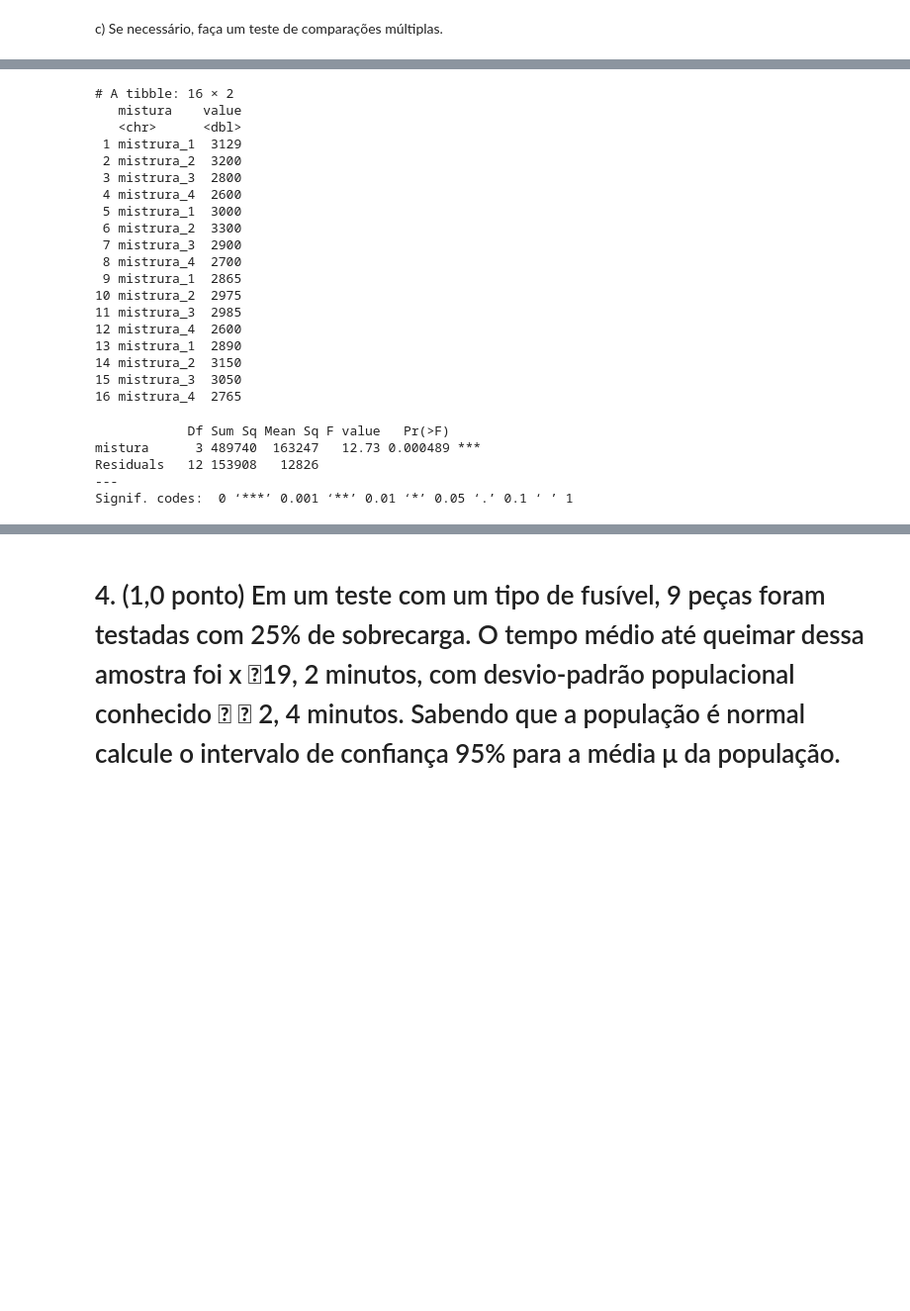
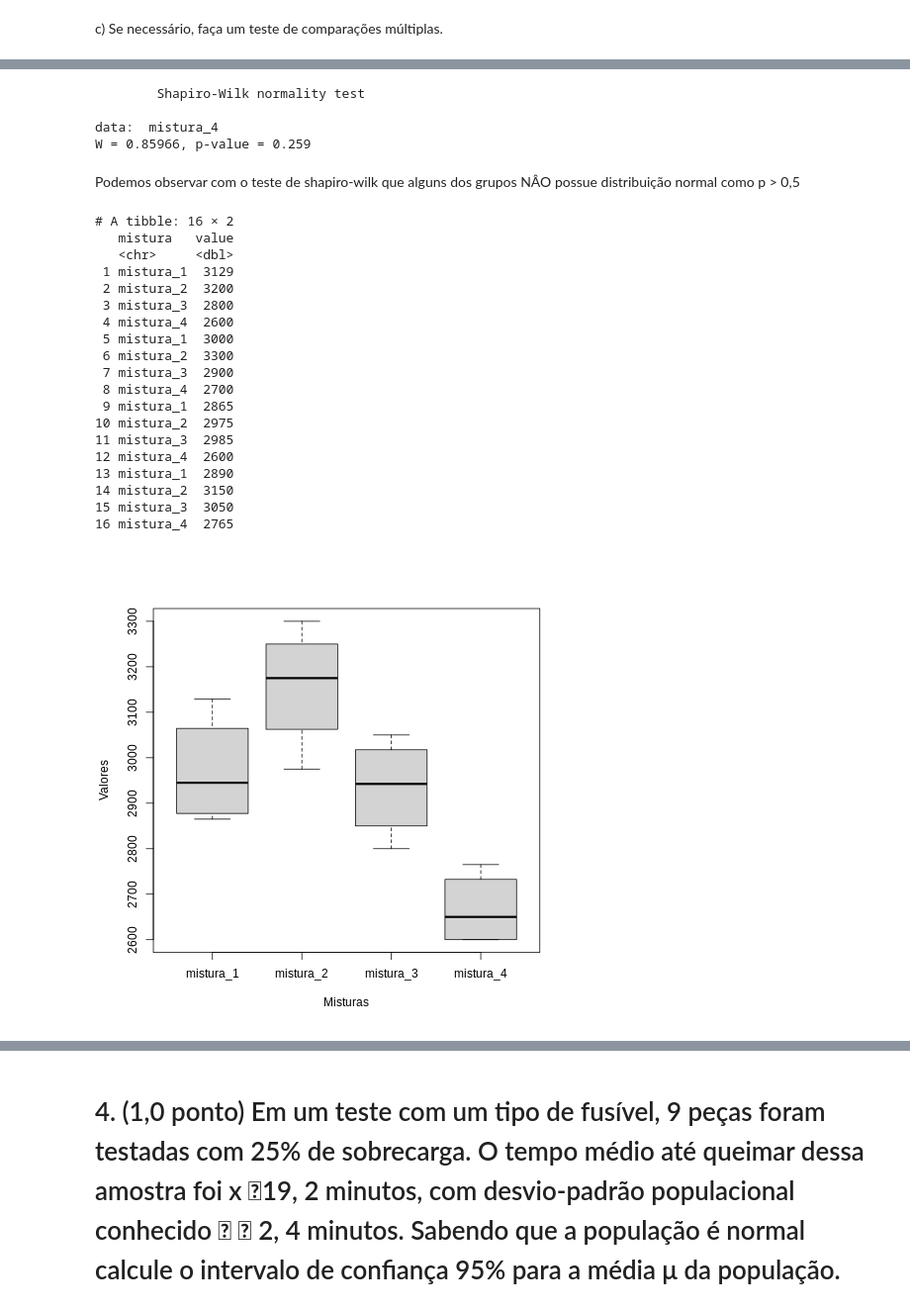
Before and after one commit to uervitonsantos/Estudo_Sobre_Estatistica_Frequentista_E_Metodos_Quantitativos, a Jupyter notebook: Avaliação_Métodos_Quantitativo.ipynb, the cells around one changed output, grey strips where cells are left out. Shown at 99% size. Saved outputs shown, nothing was run; the diff lists cells and outputs as text; code cells hidden in the pictures; blank space fills up the shorter version.

```diff
--- a/Avaliação_Métodos_Quantitativo.ipynb
+++ b/Avaliação_Métodos_Quantitativo.ipynb
@@ -323,13 +319,13 @@ c) Se necessário, faça um teste de comparações múltiplas.
 # %%
 %%R
 # construção das listas com os valores para cada grupo
-mistrura_1 <- c(3129, 3000, 2865, 2890)
-mistrura_2 <- c(3200, 3300, 2975, 3150)
-mistrura_3 <- c(2800, 2900, 2985, 3050)
-mistrura_4 <- c(2600, 2700, 2600, 2765)
+mistura_1 <- c(3129, 3000, 2865, 2890)
+mistura_2 <- c(3200, 3300, 2975, 3150)
+mistura_3 <- c(2800, 2900, 2985, 3050)
+mistura_4 <- c(2600, 2700, 2600, 2765)
 
 # montando um dataFrame com os grupos selecionados
-mistura <- data.frame(mistrura_1, mistrura_2, mistrura_3, mistrura_4)
+mistura <- data.frame(mistura_1, mistura_2, mistura_3, mistura_4)
 
 #str é uma função para verificar os tipos de dados de cada grupos
 str(mistura)
@@ -342,3 +373,14 @@ str(mistura)
+# %%
+%%R
+# resultado do test de shapiro-wilk para o grupo mistura_4
+shapiro_mistura_4
+# %% [output]
+        Shapiro-Wilk normality test
+
+data:  mistura_4
+W = 0.85966, p-value = 0.259
+# %% [markdown]
+Podemos observar com o teste de shapiro-wilk que alguns dos grupos NÂO possue distribuição normal como p > 0,5
 # %%
 %%R
 # pivot_longer()"aumenta" os dados, aumentando o número de linhas e diminuindo o número de colunas.
@@ -347,33 +389,28 @@ mistura <- mistura %>% pivot_longer(cols = everything(), names_to = "mistura")
 mistura
 # %% [output]
 # A tibble: 16 × 2
-   mistura    value
-   <chr>      <dbl>
- 1 mistrura_1  3129
- 2 mistrura_2  3200
- 3 mistrura_3  2800
- 4 mistrura_4  2600
- 5 mistrura_1  3000
- 6 mistrura_2  3300
- 7 mistrura_3  2900
- 8 mistrura_4  2700
- 9 mistrura_1  2865
-10 mistrura_2  2975
-11 mistrura_3  2985
-12 mistrura_4  2600
-13 mistrura_1  2890
-14 mistrura_2  3150
-15 mistrura_3  3050
-16 mistrura_4  2765
+   mistura   value
+   <chr>     <dbl>
+ 1 mistura_1  3129
+ 2 mistura_2  3200
+ 3 mistura_3  2800
+ 4 mistura_4  2600
+ 5 mistura_1  3000
+ 6 mistura_2  3300
+ 7 mistura_3  2900
+ 8 mistura_4  2700
+ 9 mistura_1  2865
+10 mistura_2  2975
+11 mistura_3  2985
+12 mistura_4  2600
+13 mistura_1  2890
+14 mistura_2  3150
+15 mistura_3  3050
+16 mistura_4  2765
-# %%
-%%R
-# teste ANOVA para análisar a variância entre os grupos
-# https://pt.wikipedia.org/wiki/An%C3%A1lise_de_vari%C3%A2ncia
-anova_mistura <- aov(value ~ mistura, data = mistura, conf.level  = 0.95)
-summary(anova_mistura)
-# %% [output]
-            Df Sum Sq Mean Sq F value   Pr(>F)
-mistura      3 489740  163247   12.73 0.000489 ***
-Residuals   12 153908   12826
----
-Signif. codes:  0 ‘***’ 0.001 ‘**’ 0.01 ‘*’ 0.05 ‘.’ 0.1 ‘ ’ 1
+# %%
+%%R
+# verificamos abaixo um grafico (boxplot), que mostra a distribuição dos dados, as medias e os outliers presentes no conjunto
+# https://pt.wikipedia.org/wiki/Diagrama_de_caixa
+boxplot(value ~ mistura, data = mistura, ylab="Valores", xlab="Misturas")
+# %% [output]
+[figure, added]
```
Also changed, not shown: parts of 18 cells of this notebook.
